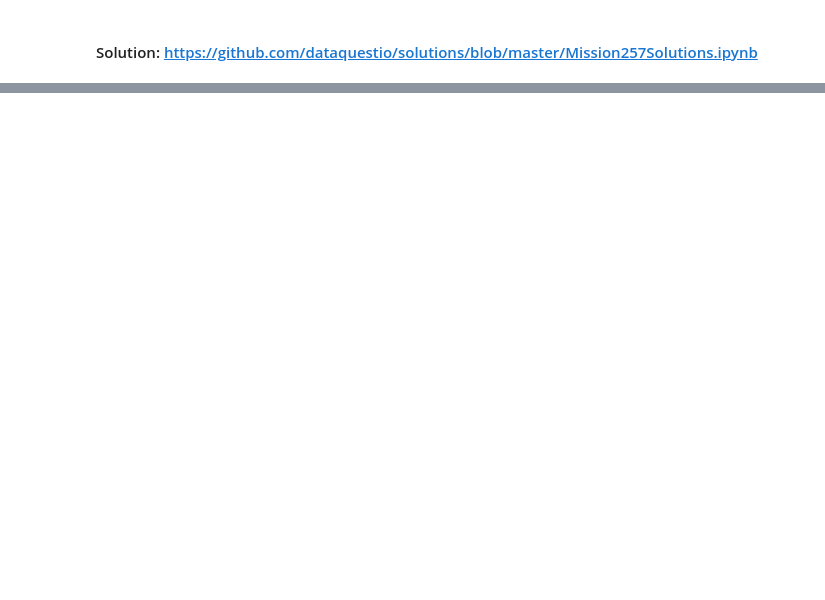
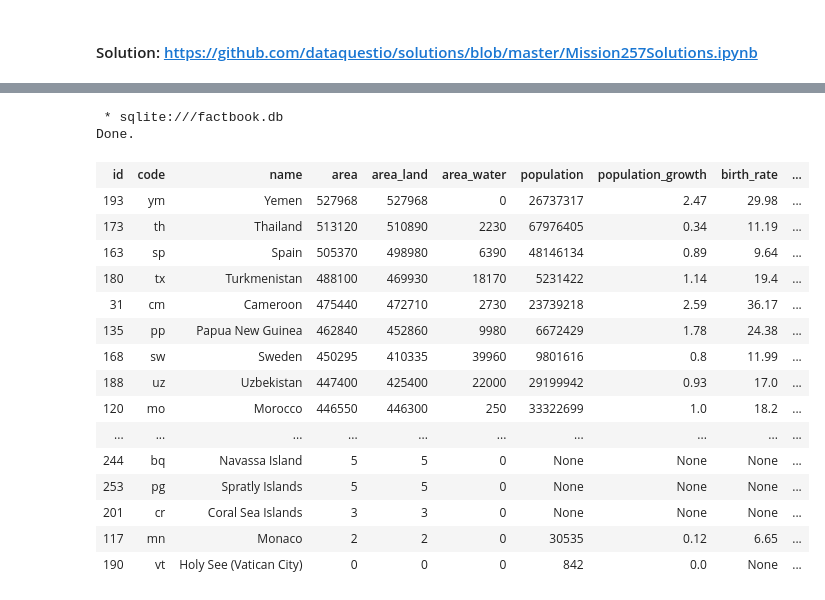
Before and after one commit to DucTrung1802/Data-Science, a Jupyter notebook: cia_factbook/cia_factbook.ipynb, the cells around one changed output, grey strips where cells are left out. Cells and saved outputs as stored; diff of their text form; code cells hidden in the pictures; blank space fills up the shorter version.

```diff
--- a/cia_factbook/cia_factbook.ipynb
+++ b/cia_factbook/cia_factbook.ipynb
@@ -34,0 +122,29 @@ Done.
+# %%
+%%sql
+SELECT *
+FROM facts
+WHERE (area < (
+SELECT AVG(area)
+FROM facts
+WHERE name != "World"
+)) & (name != "World")
+ORDER BY area DESC
+# %% [output]
+ * sqlite:///factbook.db
+Done.
+| id | code | name | area | area_land | area_water | population | population_growth | birth_rate | ... |
+| 193 | ym | Yemen | 527968 | 527968 | 0 | 26737317 | 2.47 | 29.98 | ... |
+| 173 | th | Thailand | 513120 | 510890 | 2230 | 67976405 | 0.34 | 11.19 | ... |
+| 163 | sp | Spain | 505370 | 498980 | 6390 | 48146134 | 0.89 | 9.64 | ... |
+| 180 | tx | Turkmenistan | 488100 | 469930 | 18170 | 5231422 | 1.14 | 19.4 | ... |
+| 31 | cm | Cameroon | 475440 | 472710 | 2730 | 23739218 | 2.59 | 36.17 | ... |
+| 135 | pp | Papua New Guinea | 462840 | 452860 | 9980 | 6672429 | 1.78 | 24.38 | ... |
+| 168 | sw | Sweden | 450295 | 410335 | 39960 | 9801616 | 0.8 | 11.99 | ... |
+| 188 | uz | Uzbekistan | 447400 | 425400 | 22000 | 29199942 | 0.93 | 17.0 | ... |
+| 120 | mo | Morocco | 446550 | 446300 | 250 | 33322699 | 1.0 | 18.2 | ... |
+| ... | ... | ... | ... | ... | ... | ... | ... | ... | ... |
+| 244 | bq | Navassa Island | 5 | 5 | 0 | None | None | None | ... |
+| 253 | pg | Spratly Islands | 5 | 5 | 0 | None | None | None | ... |
+| 201 | cr | Coral Sea Islands | 3 | 3 | 0 | None | None | None | ... |
+| 117 | mn | Monaco | 2 | 2 | 0 | 30535 | 0.12 | 6.65 | ... |
+| 190 | vt | Holy See (Vatican City) | 0 | 0 | 0 | 842 | 0.0 | None | ... |
```
Also changed, not shown: parts of 9 cells of this notebook.
